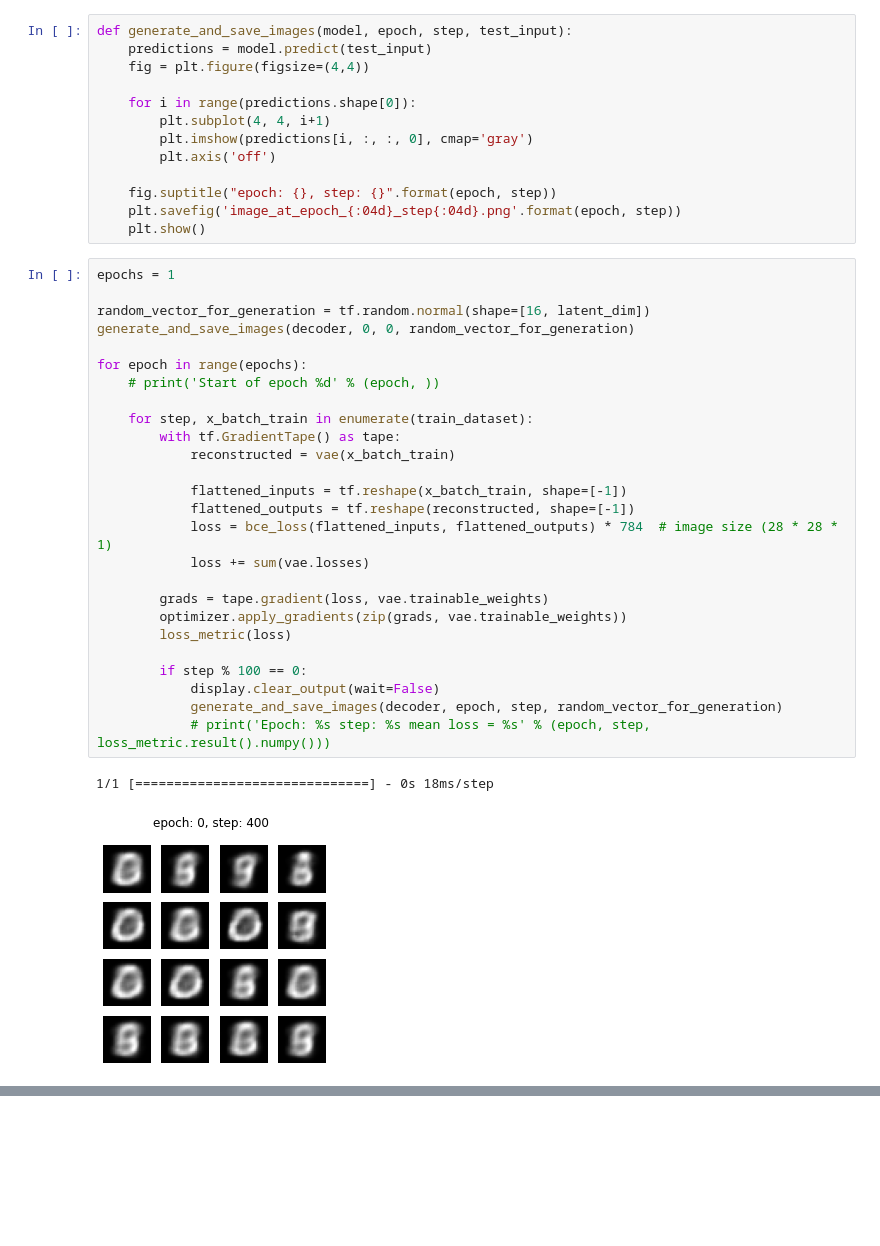
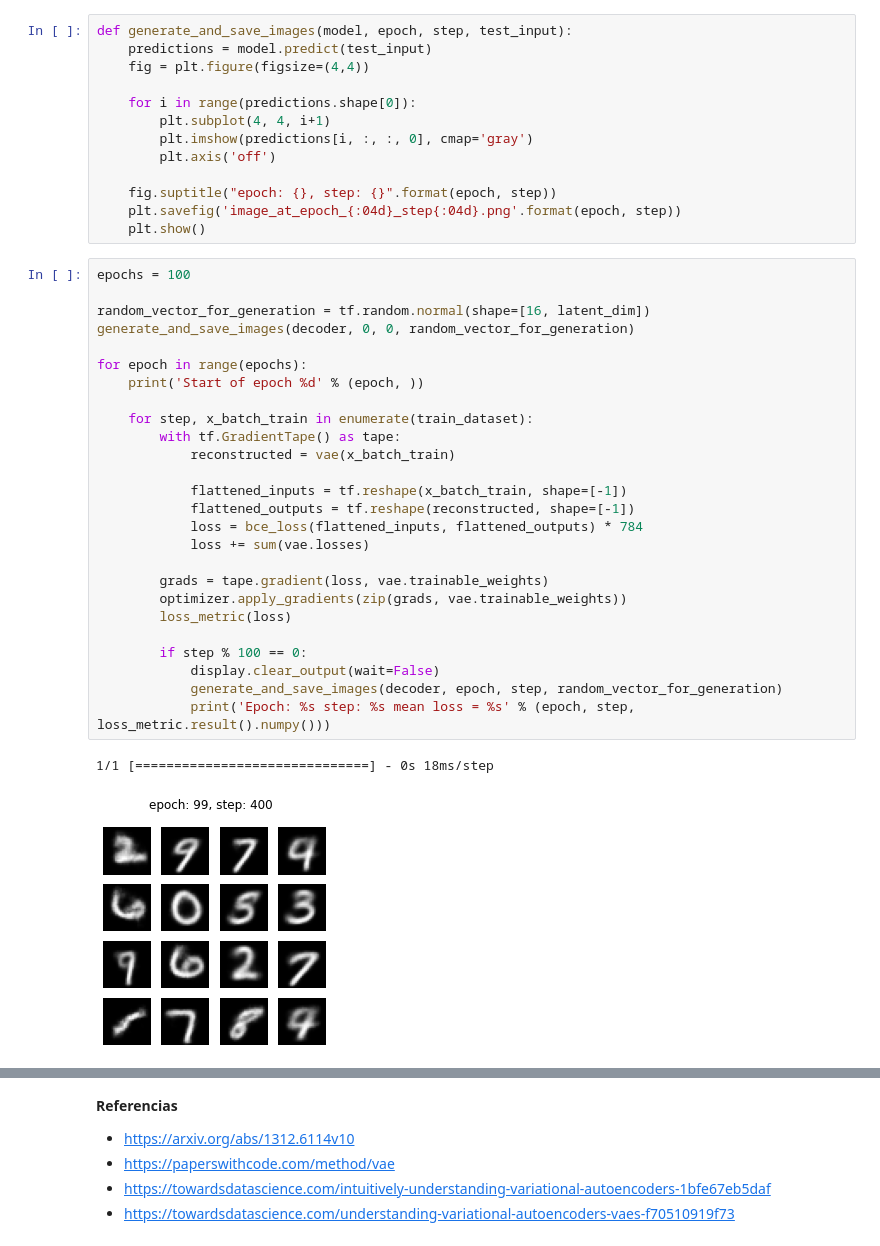
Before and after one commit to FernandoBRdgz/inteligencia_artificial, a Jupyter notebook: representaciones_latentes/autocodificador_variacional_vae.ipynb, the cells around one changed output, grey strips where cells are left out. Cells and saved outputs as stored; diff of their text form; blank space fills up the shorter version.

Commit message:
Variational Autoencoders (VAE)

```diff
--- a/representaciones_latentes/autocodificador_variacional_vae.ipynb
+++ b/representaciones_latentes/autocodificador_variacional_vae.ipynb
@@ -216,31 +216,31 @@ def generate_and_save_images(model, epoch, step, test_input):
     plt.savefig('image_at_epoch_{:04d}_step{:04d}.png'.format(epoch, step))
     plt.show()
 # %%
-epochs = 1
+epochs = 100
 
 random_vector_for_generation = tf.random.normal(shape=[16, latent_dim])
 generate_and_save_images(decoder, 0, 0, random_vector_for_generation)
 
 for epoch in range(epochs):
-    # print('Start of epoch %d' % (epoch, ))
+    print('Start of epoch %d' % (epoch, ))
 
     for step, x_batch_train in enumerate(train_dataset):
         with tf.GradientTape() as tape:
             reconstructed = vae(x_batch_train)
 
             flattened_inputs = tf.reshape(x_batch_train, shape=[-1])
             flattened_outputs = tf.reshape(reconstructed, shape=[-1])
-            loss = bce_loss(flattened_inputs, flattened_outputs) * 784  # image size (28 * 28 * 1)
+            loss = bce_loss(flattened_inputs, flattened_outputs) * 784
             loss += sum(vae.losses)
 
         grads = tape.gradient(loss, vae.trainable_weights)
         optimizer.apply_gradients(zip(grads, vae.trainable_weights))
         loss_metric(loss)
 
         if step % 100 == 0:
             display.clear_output(wait=False)
             generate_and_save_images(decoder, epoch, step, random_vector_for_generation)
-            # print('Epoch: %s step: %s mean loss = %s' % (epoch, step, loss_metric.result().numpy()))
+            print('Epoch: %s step: %s mean loss = %s' % (epoch, step, loss_metric.result().numpy()))
 # %% [output]
 1/1 [==============================] - 0s 18ms/step
-[figure, old version]
+[figure, new version]
@@ -247,3 +248,10 @@ for epoch in range(epochs):
+# %% [markdown]
+**Referencias**
+
+* https://arxiv.org/abs/1312.6114v10
+* https://paperswithcode.com/method/vae
+* https://towardsdatascience.com/intuitively-understanding-variational-autoencoders-1bfe67eb5daf
+* https://towardsdatascience.com/understanding-variational-autoencoders-vaes-f70510919f73
 # %% [markdown]
 **Por hacer**
 
```
Also changed, not shown: parts of 3 cells of this notebook.
